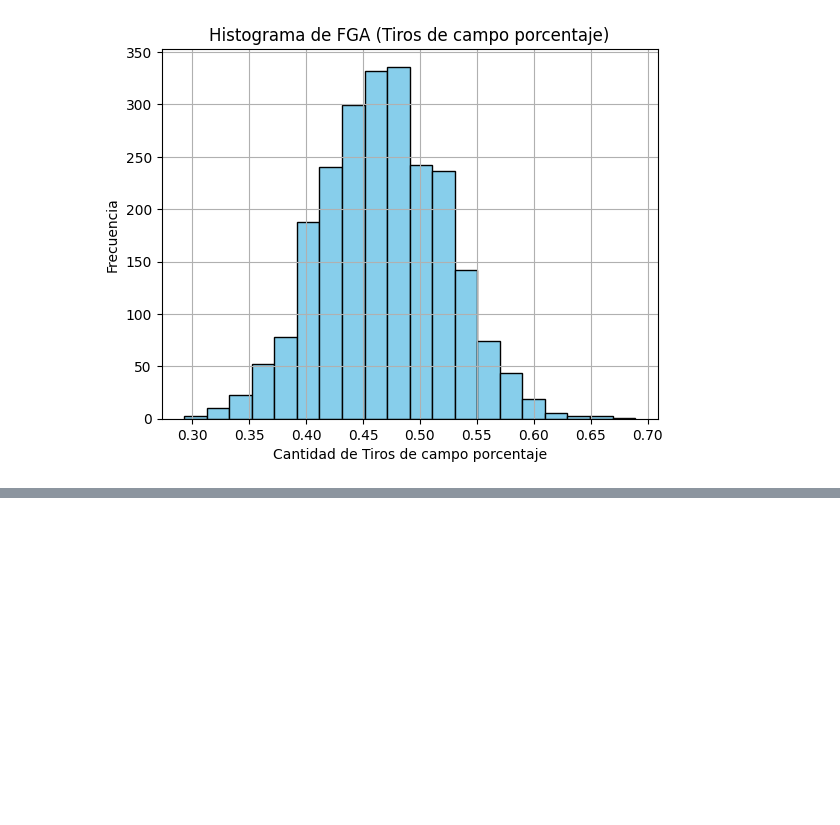
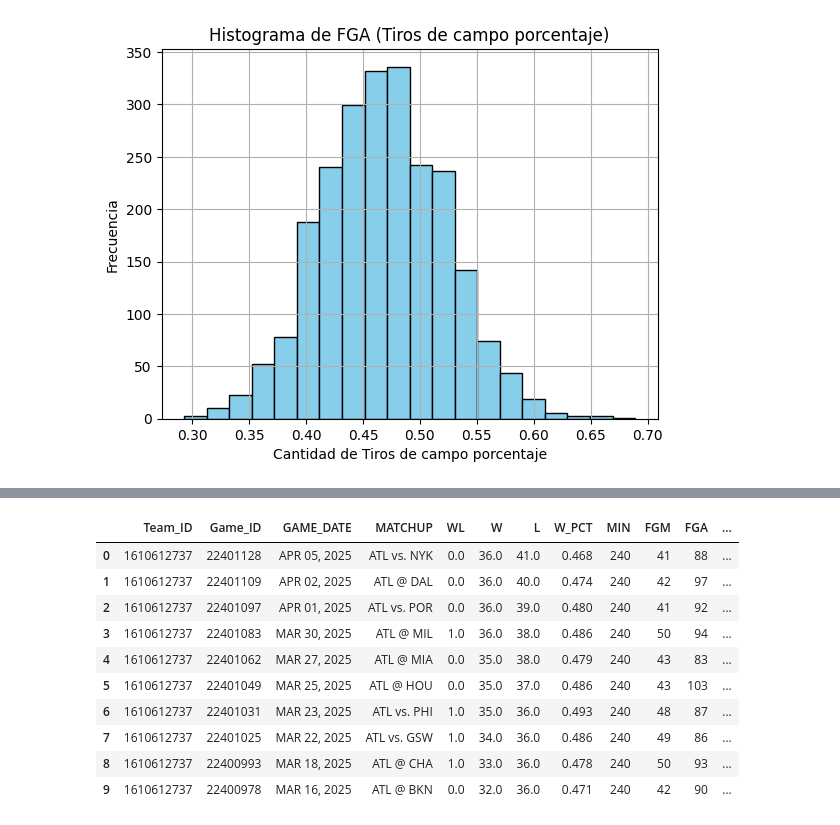
Before and after one commit to Davidp1905/Proyecto_Final_IA, a Jupyter notebook: EDA.ipynb, the cells around one changed output, grey strips where cells are left out. Saved outputs shown, nothing was run; the diff lists cells and outputs as text; code cells hidden in the pictures; blank space fills up the shorter version.

```diff
--- a/EDA.ipynb
+++ b/EDA.ipynb
@@ -229,3 +229,12 @@ plt.grid(True)
 plt.show()
 # %% [output]
 [figure]
+# %%
+import pandas as pd
+import matplotlib.pyplot as plt
+import seaborn as sns
+from sklearn.preprocessing import StandardScaler
+from sklearn.cluster import KMeans
+from sklearn.model_selection import train_test_split
+from sklearn.tree import DecisionTreeRegressor, plot_tree
+pd.set_option('display.max_columns', None)
@@ -231,0 +296,11 @@ plt.show()
+# %%
+# Eliminar filas donde la columna 'WL' esté vacía (NaN o cadena vacía)
+games2 = games.copy()
+games2 = games2.dropna()
+# Reemplazar valores
+
+games2['WL'] = games2['WL'].replace({'W': 1, 'L': 0})
+
+# Verificar resultado
+print(games2['WL'].value_counts())
+print(games['WL'].value_counts())
@@ -231,0 +321,14 @@ plt.show()
+# %%
+games2.head(10)
+# %% [output]
+|  | Team_ID | Game_ID | GAME_DATE | MATCHUP | WL | W | L | W_PCT | MIN | FGM | FGA | ... |
+| 0 | 1610612737 | 22401128 | APR 05, 2025 | ATL vs. NYK | 0.0 | 36.0 | 41.0 | 0.468 | 240 | 41 | 88 | ... |
+| 1 | 1610612737 | 22401109 | APR 02, 2025 | ATL @ DAL | 0.0 | 36.0 | 40.0 | 0.474 | 240 | 42 | 97 | ... |
+| 2 | 1610612737 | 22401097 | APR 01, 2025 | ATL vs. POR | 0.0 | 36.0 | 39.0 | 0.480 | 240 | 41 | 92 | ... |
+| 3 | 1610612737 | 22401083 | MAR 30, 2025 | ATL @ MIL | 1.0 | 36.0 | 38.0 | 0.486 | 240 | 50 | 94 | ... |
+| 4 | 1610612737 | 22401062 | MAR 27, 2025 | ATL @ MIA | 0.0 | 35.0 | 38.0 | 0.479 | 240 | 43 | 83 | ... |
+| 5 | 1610612737 | 22401049 | MAR 25, 2025 | ATL @ HOU | 0.0 | 35.0 | 37.0 | 0.486 | 240 | 43 | 103 | ... |
+| 6 | 1610612737 | 22401031 | MAR 23, 2025 | ATL vs. PHI | 1.0 | 35.0 | 36.0 | 0.493 | 240 | 48 | 87 | ... |
+| 7 | 1610612737 | 22401025 | MAR 22, 2025 | ATL vs. GSW | 1.0 | 34.0 | 36.0 | 0.486 | 240 | 49 | 86 | ... |
+| 8 | 1610612737 | 22400993 | MAR 18, 2025 | ATL @ CHA | 1.0 | 33.0 | 36.0 | 0.478 | 240 | 50 | 93 | ... |
+| 9 | 1610612737 | 22400978 | MAR 16, 2025 | ATL @ BKN | 0.0 | 32.0 | 36.0 | 0.471 | 240 | 42 | 90 | ... |
```
Also changed, not shown: parts of 6 cells of this notebook, 1 other file.
